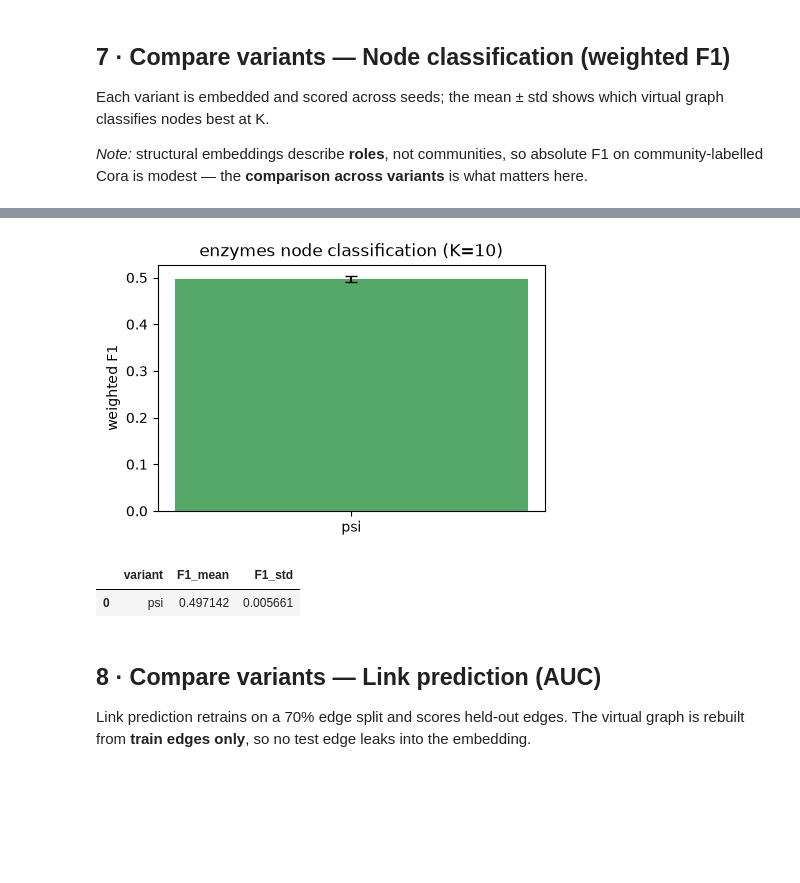
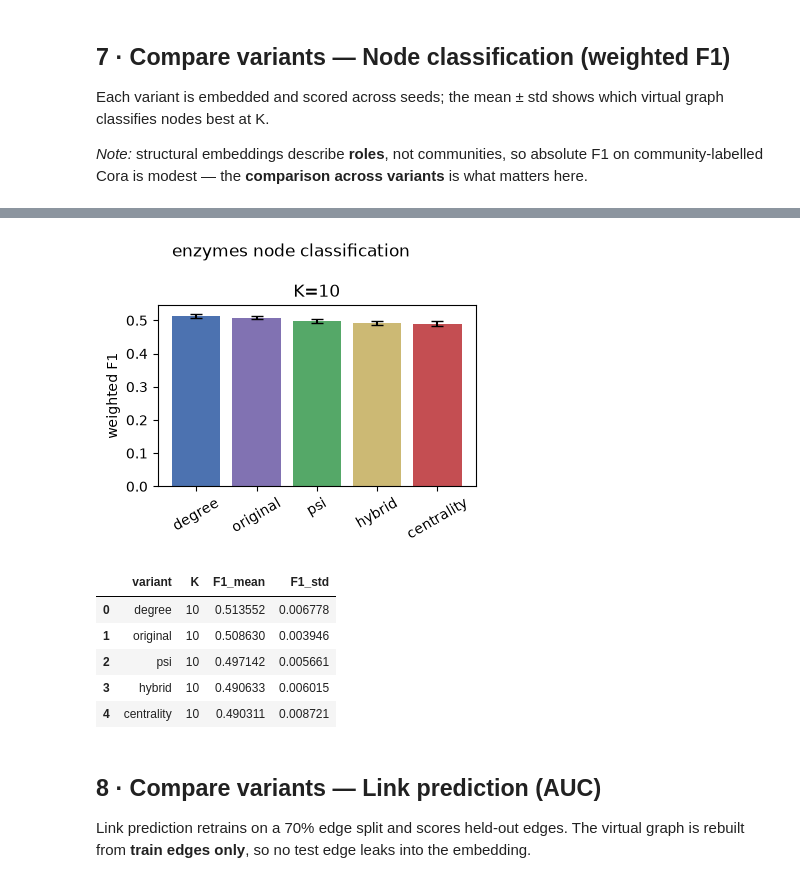
Before and after one commit to SafiUllahAdam/Structure-Aware-Graph-Augmentation-for-GNNs, a Jupyter notebook: notebooks/2-phase_2_virtual_graph.ipynb, the cells around one changed output, grey strips where cells are left out. Saved outputs shown, nothing was run; the diff lists cells and outputs as text; code cells hidden in the pictures; blank space fills up the shorter version.

```diff
--- a/notebooks/2-phase_2_virtual_graph.ipynb
+++ b/notebooks/2-phase_2_virtual_graph.ipynb
@@ -57,14 +58,15 @@ import eval_nodeclass, eval_linkpred, prepare_linkpred
 from benchmark_config import DATASETS, I2V_PARAMS, VG_SIMS, VG_K, VG_SEEDS, REPRO
 
 warnings.filterwarnings("ignore")           # keep the notebook output readable
-PALETTE = {"psi": "#55A868", "degree": "#4C72B0", "centrality": "#C44E52"}
+PALETTE = {"psi": "#55A868", "degree": "#4C72B0", "centrality": "#C44E52", "original": "#8172B2", "hybrid": "#CCB974"}
 np.random.seed(REPRO["seed"])               # 42
 
 FORCE_REBUILD = False                        # False = reuse any file already on disk; True = regenerate everything fresh
-SIMS = VG_SIMS   # for all VG_SIMS                               # <-- pick variants manually, e.g. ["psi"]; default = all three from config
+SIMS = VG_SIMS   # for all VG_SIMS                               # <-- pick variants manually, e.g. ["psi"]; default = all five from config
 SEEDS = VG_SEEDS  # for all VG_SEEDS                            # <-- pick seeds manually, e.g. [42]; default = all three from config
+KS = [10]        # finalized K                                  # <-- K knob for build + comparison cells (5, 7, 8, 9); set VG_K for the full [5, 10, 20] sweep
 LABELLED = [n for n, d in DATASETS.items() if d["labels"]]   # datasets that have labels -> usable for node classification
-print("Setup ready. Variants:", SIMS, "| K sweep:", VG_K, "| seeds:", SEEDS)
+print("Setup ready. Variants:", SIMS, "| K sweep:", KS, "| seeds:", SEEDS)
 print("Datasets available:", list(DATASETS))
 print("With labels (node classification):", LABELLED)
 # %% [output]
@@ -204,7 +208,7 @@ To answer _which virtual graph is best_, all variants are built at the **same K*
 # %%
 """Build all (variant x K) virtual graphs; each one auto-records its row in the shared stats CSV."""
 for sim in SIMS:
-    for k in [K]: # for all VG_K:    VG_K builds all K values, usually [5, 10, 20]. [K] builds only your selected K.
+    for k in KS:                               # full grid: every variant at every K (KS knob in Setup; original ignores K -> identical copies)
         build_virtual(G, sim, k, DATASET)
 
 stats_df = pd.read_csv(STATS_CSV)          # the full table: accumulates every dataset x sim x K built so far
@@ -262,21 +281,25 @@ Each variant is embedded and scored across seeds; the mean ± std shows which vi
 
 _Note:_ structural embeddings describe **roles**, not communities, so absolute F1 on community-labelled Cora is modest — the **comparison across variants** is what matters here.
 # %%
-"""Node-classification comparison across variants (mean +/- std over seeds). Skipped if the dataset has no labels."""
+"""Node-classification comparison across variants x K (mean +/- std over seeds). Skipped if the dataset has no labels."""
 if DATASETS[DATASET]["labels"] is None:
-    nc = pd.DataFrame(columns=["variant", "F1_mean", "F1_std"])
+    nc = pd.DataFrame(columns=["variant", "K", "F1_mean", "F1_std"])
     print(f"{DATASET} has no labels -> node classification skipped (link prediction still runs).")
 else:
     nc_rows = []
     for sim in SIMS:
-        Vk, _ = build_virtual(G, sim, K, DATASET)
-        scores = [node_class_f1(Vk, sim, K, s) for s in SEEDS]
-        nc_rows.append({"variant": sim, "F1_mean": np.mean(scores), "F1_std": np.std(scores)})
-    nc = pd.DataFrame(nc_rows).sort_values("F1_mean", ascending=False).reset_index(drop=True)
-    plt.figure(figsize=(5, 3.2))
-    plt.bar(nc["variant"], nc["F1_mean"], yerr=nc["F1_std"], capsize=4,
-            color=[PALETTE[v] for v in nc["variant"]])
-    plt.ylabel("weighted F1"); plt.title(f"{DATASET} node classification (K={K})"); plt.show()
+        for k in KS:
+            Vk, _ = build_virtual(G, sim, k, DATASET)
+            scores = [node_class_f1(Vk, sim, k, s) for s in SEEDS]
+            nc_rows.append({"variant": sim, "K": k, "F1_mean": np.mean(scores), "F1_std": np.std(scores)})
+    nc = pd.DataFrame(nc_rows).sort_values(["K", "F1_mean"], ascending=[True, False]).reset_index(drop=True)
+    fig, axes = plt.subplots(1, len(KS), figsize=(4 * len(KS), 3.2), sharey=True)
+    for ax, k in zip(np.atleast_1d(axes), KS):                 # one panel per K, same variants side by side
+        d = nc[nc["K"] == k]
+        ax.bar(d["variant"], d["F1_mean"], yerr=d["F1_std"], capsize=4, color=[PALETTE[v] for v in d["variant"]])
+        ax.set_title(f"K={k}"); ax.tick_params(axis="x", rotation=30)
+    np.atleast_1d(axes)[0].set_ylabel("weighted F1")
+    plt.suptitle(f"{DATASET} node classification"); plt.tight_layout(); plt.show()
 nc
 # %% [output]
   warning: 106 labelled nodes had no embedding (skipped)
@@ -285,6 +320,10 @@ nc
-[figure, old version]
+[figure, new version]
-|  | variant | F1_mean | F1_std |
-| 0 | psi | 0.497142 | 0.005661 |
+|  | variant | K | F1_mean | F1_std |
+| 0 | degree | 10 | 0.513552 | 0.006778 |
+| 1 | original | 10 | 0.508630 | 0.003946 |
+| 2 | psi | 10 | 0.497142 | 0.005661 |
+| 3 | hybrid | 10 | 0.490633 | 0.006015 |
+| 4 | centrality | 10 | 0.490311 | 0.008721 |
 # %% [markdown]
 ## 8 · Compare variants — Link prediction (AUC)
 
```
Also changed, not shown: parts of 9 cells of this notebook, 5 other files.
